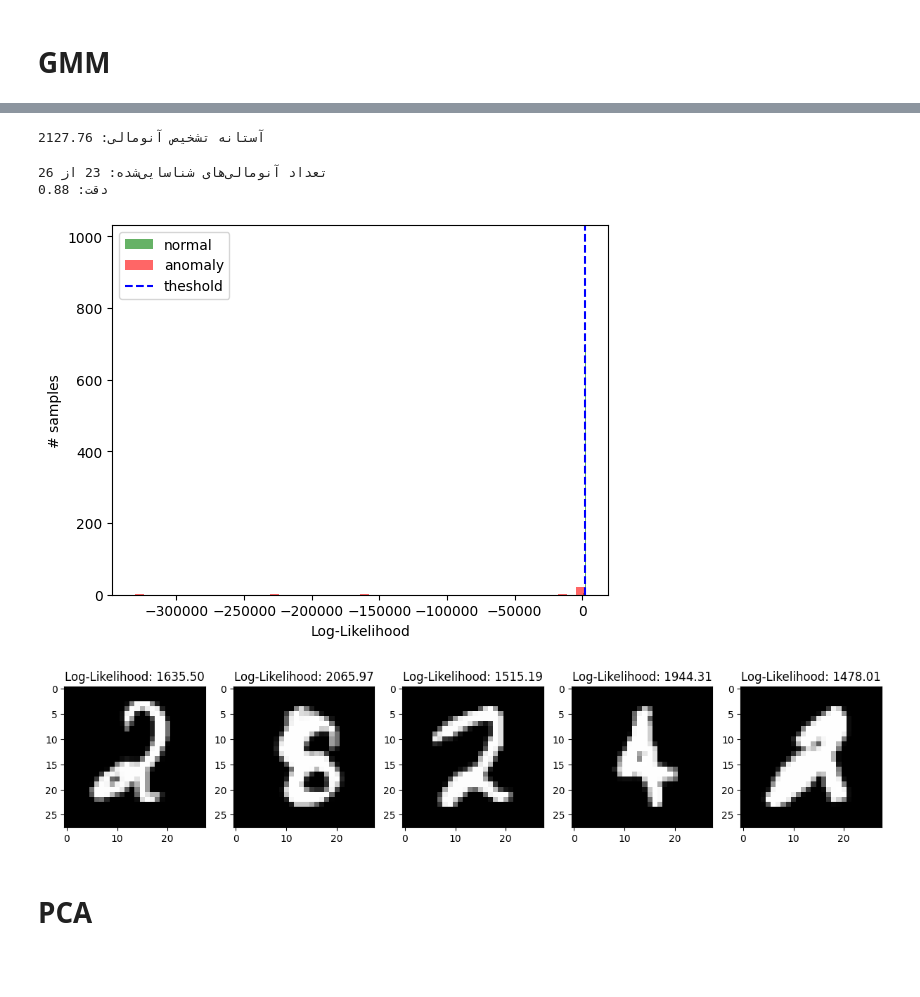
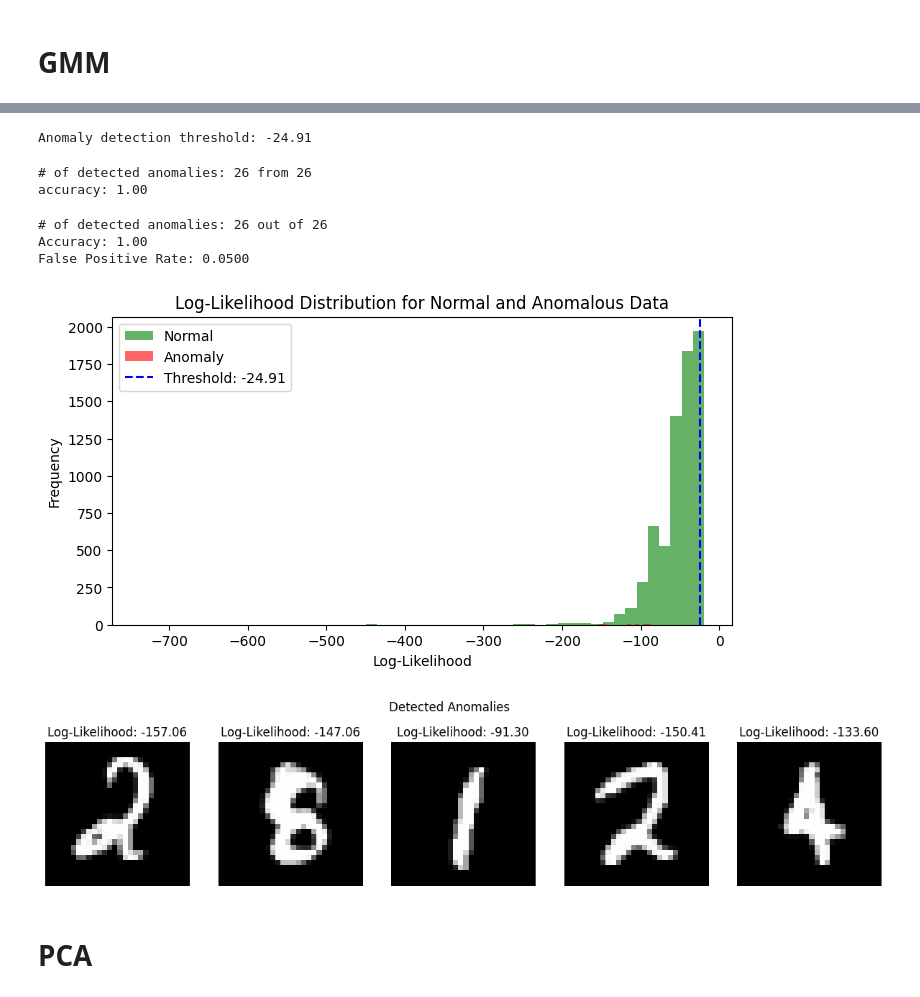
Before and after one commit to mahdiimanzadeh/Anomaly-Detection-MNIST, a Jupyter notebook: Anomaly_Detection_MNIST.ipynb, the cells around one changed output, grey strips where cells are left out. Cells and saved outputs as stored; diff of their text form; code cells hidden in the pictures; blank space fills up the shorter version.

```diff
--- a/Anomaly_Detection_MNIST.ipynb
+++ b/Anomaly_Detection_MNIST.ipynb
@@ -177,22 +267,22 @@ plt.show()
 # %%
-from sklearn.mixture import GaussianMixture
+lowest_bic = np.inf  # Initialize with a very large number
+best_n = 1  # Initialize the best_n with an arbitrary value
 
-best_n = None
-lowest_bic = np.inf
-
-for n in range(1, 6):  # تست 1 تا 5 مؤلفه گاوسی
+for n in range(1, 6):  # Test 1 to 5 Gaussian components
     gmm = GaussianMixture(n_components=n, covariance_type='full', random_state=42)
-    gmm.fit(x_train)
-    bic = gmm.bic(x_train)
-    print(f"GMM با {n} مؤلفه -> BIC: {bic}")
+    gmm.fit(x_train_pca)
+    bic = gmm.bic(x_train_pca)
+    print(f"GMM with {n} components -> BIC: {bic}")
 
     if bic < lowest_bic:
         lowest_bic = bic
         best_n = n
 
-print(f"مقدار بهینه n_components: {best_n}")
+print(f"Optimal n_components: {best_n}")
 
-# مدل نهایی با مقدار بهینه
+# ------------------------------------------
+# 4. Train Final GMM Model
+# ------------------------------------------
 gmm = GaussianMixture(n_components=best_n, covariance_type='full', random_state=42)
-gmm.fit(x_train)
+gmm.fit(x_train_pca)
 # %% [output]
@@ -206,16 +296,18 @@ GaussianMixture(n_components=2, random_state=42)
 # %%
-log_likelihood_normal = gmm.score_samples(x_train)
-log_likelihood_anomaly = gmm.score_samples(x_test)
+# Calculate log-likelihood scores
+log_likelihood_normal = gmm.score_samples(x_train_pca)
+log_likelihood_anomaly = gmm.score_samples(x_test_pca)
-# %%
-threshold = np.percentile(log_likelihood_normal, 5)
-print(f"آستانه تشخیص آنومالی: {threshold:.2f}")
-# %% [output]
-آستانه تشخیص آنومالی: 2127.76
+# %%
+# Set threshold (e.g., 5th percentile of normal data log-likelihood)
+threshold_gmm = np.percentile(log_likelihood_normal, 95)
+print(f"Anomaly detection threshold: {threshold_gmm:.2f}")
+# %% [output]
+Anomaly detection threshold: -24.91
 # %%
-detected_anomalies = log_likelihood_anomaly < threshold
-accuracy = np.sum(detected_anomalies) / len(anomaly_indices)
-print(f"تعداد آنومالی‌های شناسایی‌شده: {np.sum(detected_anomalies)} از {len(anomaly_indices)}")
-print(f"دقت: {accuracy:.2f}")
+gmm_pred  = log_likelihood_anomaly < threshold_gmm
+accuracy = np.sum(gmm_pred) / len(anomaly_indices)
+print(f"# of detected anomalies: {np.sum(gmm_pred)} from {len(anomaly_indices)}")
+print(f"accuracy: {accuracy:.2f}")
 # %% [output]
-تعداد آنومالی‌های شناسایی‌شده: 23 از 26
-دقت: 0.88
+# of detected anomalies: 26 from 26
+accuracy: 1.00
@@ -222,25 +322,37 @@ print(f"دقت: {accuracy:.2f}")
+# %%
+print(f"# of detected anomalies: {np.sum(gmm_pred)} out of {len(anomaly_indices)}")
+print(f"Accuracy: {accuracy_gmm:.2f}")
+print(f"False Positive Rate: {fpr_gmm:.4f}")
+# %% [output]
+# of detected anomalies: 26 out of 26
+Accuracy: 1.00
+False Positive Rate: 0.0500
 # %%
-import matplotlib.pyplot as plt
-
-plt.hist(log_likelihood_normal, bins=50, alpha=0.6, color='g', label='normal')
-plt.hist(log_likelihood_anomaly, bins=50, alpha=0.6, color='r', label='anomaly')
-plt.axvline(threshold, color='b', linestyle='--', label='theshold')
+# Plot log-likelihood distribution
+plt.figure(figsize=(8, 4))
+plt.hist(log_likelihood_normal, bins=50, alpha=0.6, color='g', label='Normal')
+plt.hist(log_likelihood_anomaly, bins=50, alpha=0.6, color='r', label='Anomaly')
+plt.axvline(threshold_gmm, color='b', linestyle='--', label=f'Threshold: {threshold_gmm:.2f}')
 plt.xlabel('Log-Likelihood')
-plt.ylabel('# samples')
+plt.ylabel('Frequency')
+plt.title('Log-Likelihood Distribution for Normal and Anomalous Data')
 plt.legend()
 plt.show()
 # %% [output]
-[figure, old version]
+[figure, new version]
 # %%
-detected_indices = np.where(detected_anomalies)[0]
+# Visualize detected anomalies
+detected_indices = np.where(gmm_pred)[0]
 plt.figure(figsize=(15, 3))
+plt.suptitle('Detected Anomalies', y=1.02)
 for i, idx in enumerate(detected_indices[:5]):
     plt.subplot(1, 5, i+1)
     plt.imshow(x_test.to_numpy()[idx].reshape(28, 28), cmap='gray')
     plt.title(f'Log-Likelihood: {log_likelihood_anomaly[idx]:.2f}')
+    plt.axis('off')
 plt.show()
 # %% [output]
-[figure, old version]
+[figure, new version]
 # %% [markdown]
 # PCA
 # %%
```
Also changed, not shown: parts of 30 cells of this notebook.
